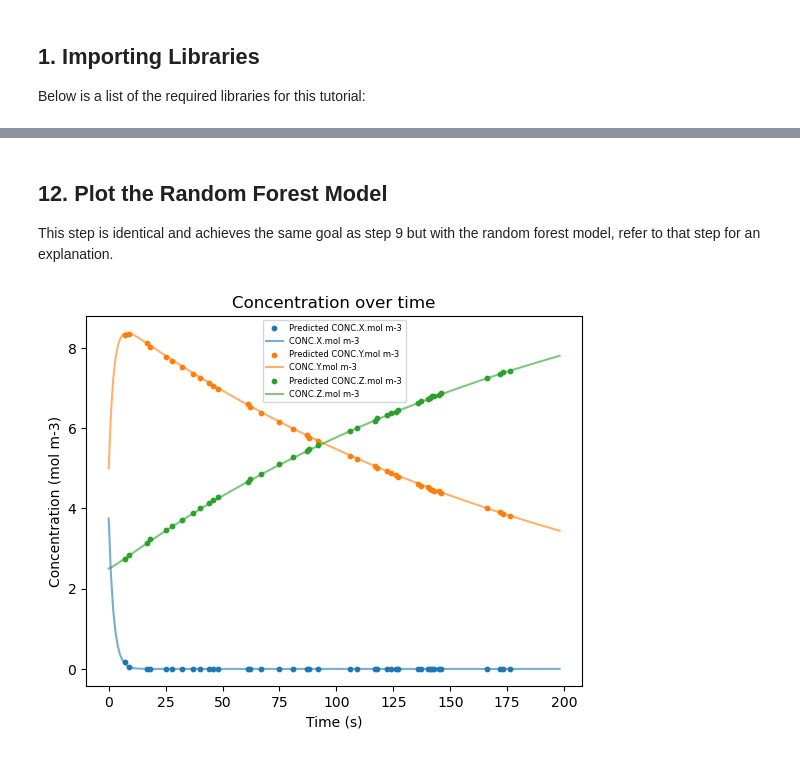
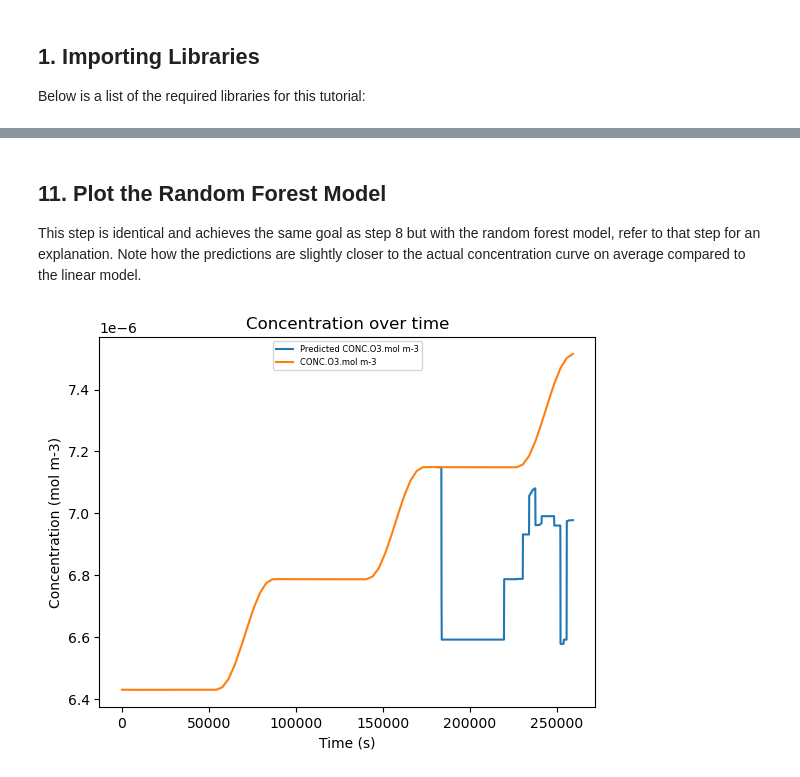
Before and after one commit to NCAR/music-box, a Jupyter notebook: tutorials/4. machine_learning.ipynb, the cells around one changed output, grey strips where cells are left out. Saved outputs shown, nothing was run; the diff lists cells and outputs as text; code cells hidden in the pictures.

Commit message:
Full overhaul to ML tutorial; no more data leakage

```diff
--- a/tutorials/4. machine_learning.ipynb
+++ b/tutorials/4. machine_learning.ipynb
@@ -110,4 +54,4 @@ The dependent variables are each of the species' concentrations at the desired f
 # %%
-x = df[['ENV.temperature.K', 'ENV.pressure.Pa', 'dt', 'CONC.X.mol m-3', 'CONC.Y.mol m-3', 'CONC.Z.mol m-3']]
-y = df[['CONC.X.mol m-3 future', 'CONC.Y.mol m-3 future', 'CONC.Z.mol m-3 future']]
+x = df[['CONC.O.mol m-3', 'CONC.O1D.mol m-3']]
+y = df[['CONC.O3.mol m-3']]
 # %% [markdown]
@@ -236,12 +219,10 @@ For example, an R<sup>2</sup> of 0.5 means half of the variation in the dependen
 # %%
-# Train on training set
+# Fit on training set
 model = LinearRegression()
-model.fit(x_train_scaled_df, y_train_scaled_df)
+model.fit(x_train_scaled, y_train_scaled)
 
-y_pred = model.predict(x_test_scaled_df)
-test_mse = root_mean_squared_error(y_test_scaled_df, y_pred)
-print(f"Test RMSE: {test_mse}")
-
-r2 = r2_score(y_test_scaled_df, y_pred)
-print(f"Coefficient of determination: {r2}")
+y_pred = model.predict(x_test_scaled)
+y_pred = y_scaler.inverse_transform(y_pred)
+test_rmse = root_mean_squared_error(y_test, y_pred)
+print(f"Test RMSE: {test_rmse}")
 # %% [output]
@@ -323,12 +297,11 @@ As with the linear regression model, it is fitted based on the training data, ra
 # %%
-# Train on training set
+# Fit on training set
 model = RandomForestRegressor(n_estimators=100)
-model.fit(x_train_scaled_df, y_train_scaled_df)
+model.fit(x_train_scaled_df, np.ravel(y_train_scaled_df))
 
 y_pred = model.predict(x_test_scaled_df)
-test_mse = root_mean_squared_error(y_test_scaled_df, y_pred)
-print(f"Test RMSE: {test_mse}")
-
-r2 = r2_score(y_test_scaled_df, y_pred)
-print(f"Coefficient of determination: {r2}")
+y_pred = y_pred.reshape(-1, 1)
+y_pred = y_scaler.inverse_transform(y_pred)
+test_rmse = root_mean_squared_error(y_test, y_pred)
+print(f"Test RMSE: {test_rmse}")
 # %% [output]
@@ -341,7 +313,5 @@ This step is identical and achieves the same goal as step 8, refer to that step
 # %%
-y_pred = y_scaler.inverse_transform(y_pred)
-
-conc_pred = pd.DataFrame(y_pred, index=y_test.index.tolist(), columns=['Predicted CONC.X.mol m-3', 'Predicted CONC.Y.mol m-3', 'Predicted CONC.Z.mol m-3'])
+conc_pred = pd.DataFrame(y_pred, index=y_test.index, columns=['Predicted CONC.O3.mol m-3'])
 display(conc_pred)
 
 conc_pred = conc_pred.reindex(df.index)
@@ -380,18 +346,15 @@ display(conc_pred)
 # %% [markdown]
-## 12. Plot the Random Forest Model
+## 11. Plot the Random Forest Model
 
-This step is identical and achieves the same goal as step 9 but with the random forest model, refer to that step for an explanation.
+This step is identical and achieves the same goal as step 8 but with the random forest model, refer to that step for an explanation.</br>
+Note how the predictions are slightly closer to the actual concentration curve on average compared to the linear model.
 # %%
-plt.scatter(df.index.tolist(), conc_pred['Predicted CONC.X.mol m-3'], label='Predicted CONC.X.mol m-3', s=10)
-plt.plot(df['time.s'], df['CONC.X.mol m-3'], label='CONC.X.mol m-3', alpha=0.6)
-plt.scatter(df.index.tolist(), conc_pred['Predicted CONC.Y.mol m-3'], label='Predicted CONC.Y.mol m-3', s=10)
-plt.plot(df['time.s'], df['CONC.Y.mol m-3'], label='CONC.Y.mol m-3', alpha=0.6)
-plt.scatter(df.index.tolist(), conc_pred['Predicted CONC.Z.mol m-3'], label='Predicted CONC.Z.mol m-3', s=10)
-plt.plot(df['time.s'], df['CONC.Z.mol m-3'], label='CONC.Z.mol m-3', alpha=0.6)
+plt.plot(df['time.s'], conc_pred['Predicted CONC.O3.mol m-3'], label='Predicted CONC.O3.mol m-3')
+plt.plot(df['time.s'], df['CONC.O3.mol m-3'], label='CONC.O3.mol m-3')
 plt.title('Concentration over time')
 plt.ylabel('Concentration (mol m-3)')
 plt.xlabel('Time (s)')
 plt.legend(loc='upper center', fontsize=6)
 plt.show()
 # %% [output]
-[figure, old version]
+[figure, new version]
```
Also changed, not shown: parts of 22 cells of this notebook.
